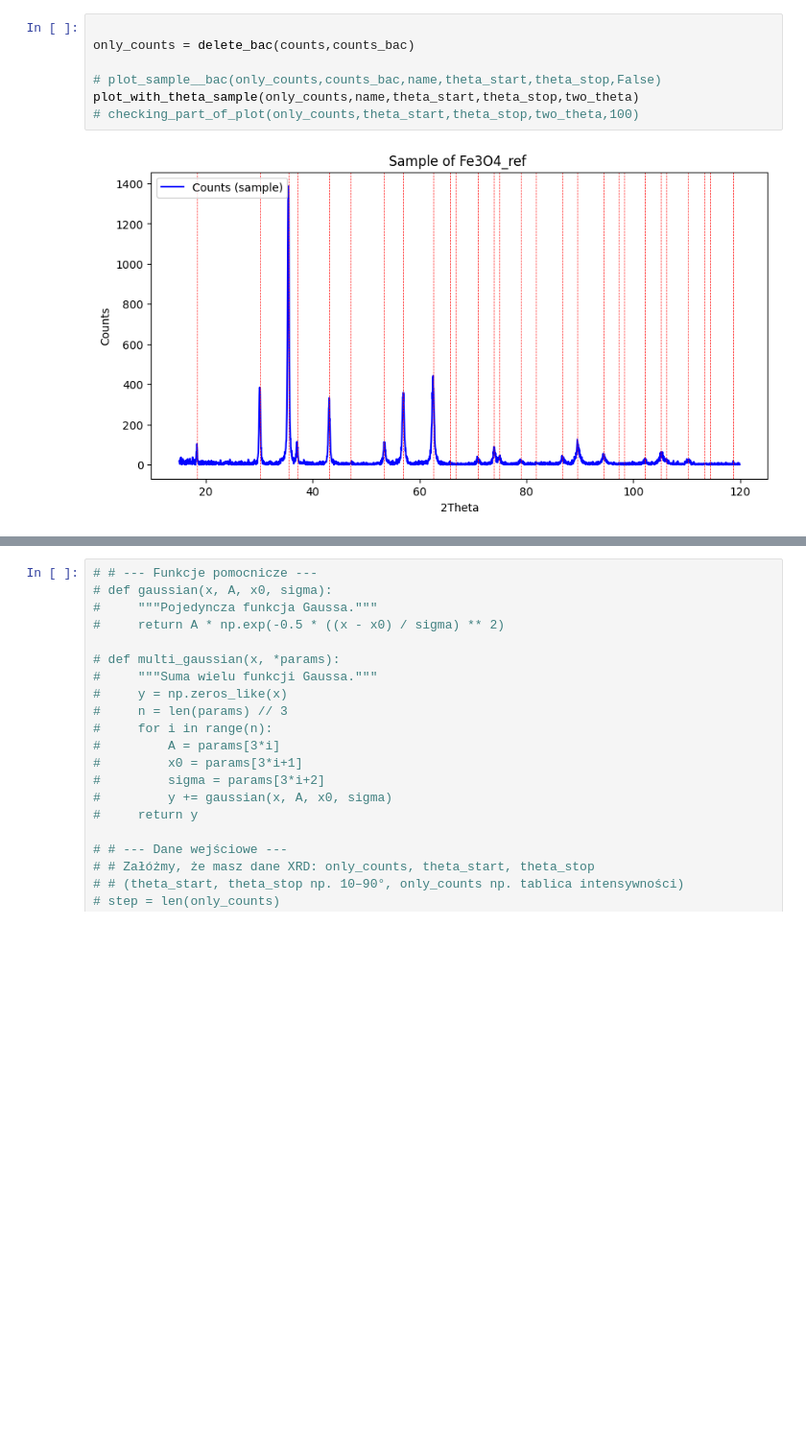
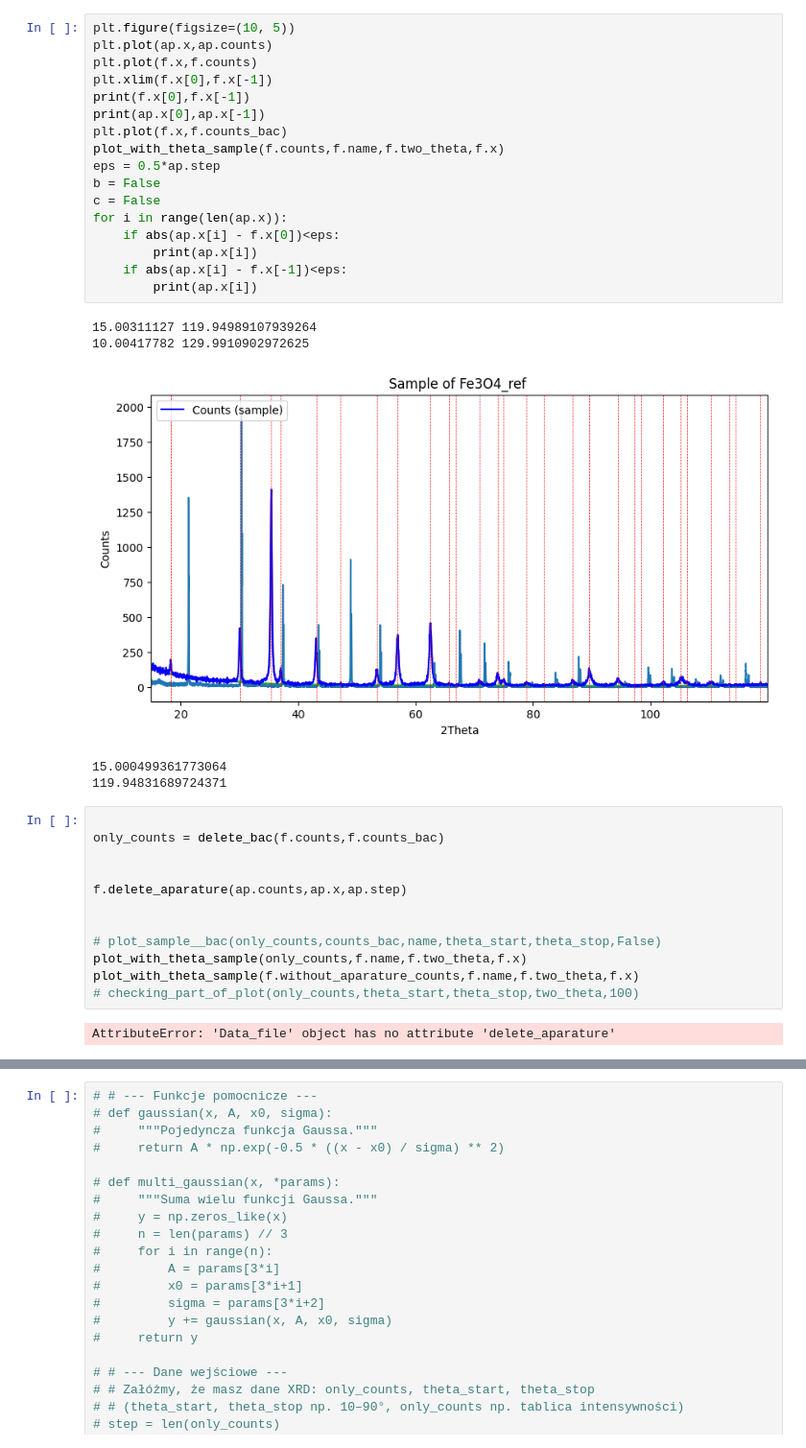
Before and after one commit to natkurdz/XRD-AI, a Jupyter notebook: testing_sample.ipynb, the cells around one changed output, grey strips where cells are left out. Shown: that part at 96% size. Cells and saved outputs as stored; diff of their text form; blank space fills up the shorter version.

```diff
--- a/testing_sample.ipynb
+++ b/testing_sample.ipynb
@@ -175,11 +46,39 @@ def delete_bac(counts,counts_bac):
+# %%
+plt.figure(figsize=(10, 5))
+plt.plot(ap.x,ap.counts)
+plt.plot(f.x,f.counts)
+plt.xlim(f.x[0],f.x[-1])
+print(f.x[0],f.x[-1])
+print(ap.x[0],ap.x[-1])
+plt.plot(f.x,f.counts_bac)
+plot_with_theta_sample(f.counts,f.name,f.two_theta,f.x)
+eps = 0.5*ap.step
+b = False
+c = False
+for i in range(len(ap.x)):
+    if abs(ap.x[i] - f.x[0])<eps:
+        print(ap.x[i])
+    if abs(ap.x[i] - f.x[-1])<eps:
+        print(ap.x[i])
+# %% [output]
+15.00311127 119.94989107939264
+10.00417782 129.9910902972625
+[figure, added]
+15.000499361773064
+119.94831689724371
 # %%
 
-only_counts = delete_bac(counts,counts_bac)
+only_counts = delete_bac(f.counts,f.counts_bac)
+
+
+f.delete_aparature(ap.counts,ap.x,ap.step)
+
 
 # plot_sample__bac(only_counts,counts_bac,name,theta_start,theta_stop,False)
-plot_with_theta_sample(only_counts,name,theta_start,theta_stop,two_theta)
+plot_with_theta_sample(only_counts,f.name,f.two_theta,f.x)
+plot_with_theta_sample(f.without_aparature_counts,f.name,f.two_theta,f.x)
 # checking_part_of_plot(only_counts,theta_start,theta_stop,two_theta,100)
 # %% [output]
-[figure, removed]
+AttributeError: 'Data_file' object has no attribute 'delete_aparature'
 # %%
 # wykrywanie pików
```
Also changed, not shown: parts of 19 cells of this notebook, 3 other files.
